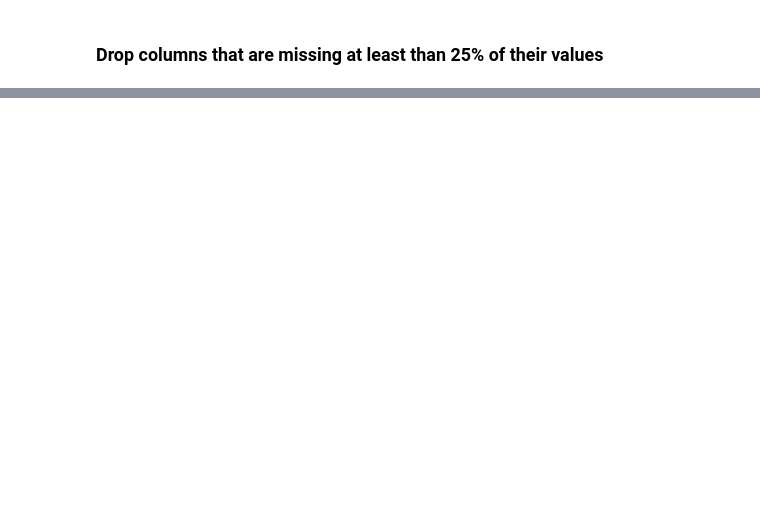
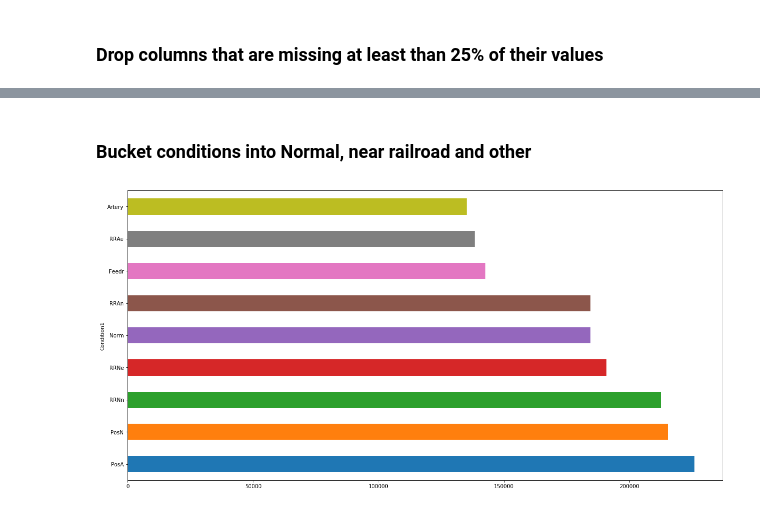
Before and after one commit to MarioJelev/ML, a Jupyter notebook: 6375_HousingPrices/HousePrices-Advanced.ipynb, the cells around one changed output, grey strips where cells are left out. Cells and saved outputs as stored; diff of their text form; code cells hidden in the pictures; blank space fills up the shorter version.

```diff
--- a/6375_HousingPrices/HousePrices-Advanced.ipynb
+++ b/6375_HousingPrices/HousePrices-Advanced.ipynb
@@ -110,0 +316,6 @@ for col in data.columns[cols]:
+# %% [markdown]
+### Bucket conditions into Normal, near railroad and other
+# %%
+corr_salePrice(['Condition1'])
+# %% [output]
+[figure, added]
```
Also changed, not shown: parts of 28 cells of this notebook, 1 other file.
